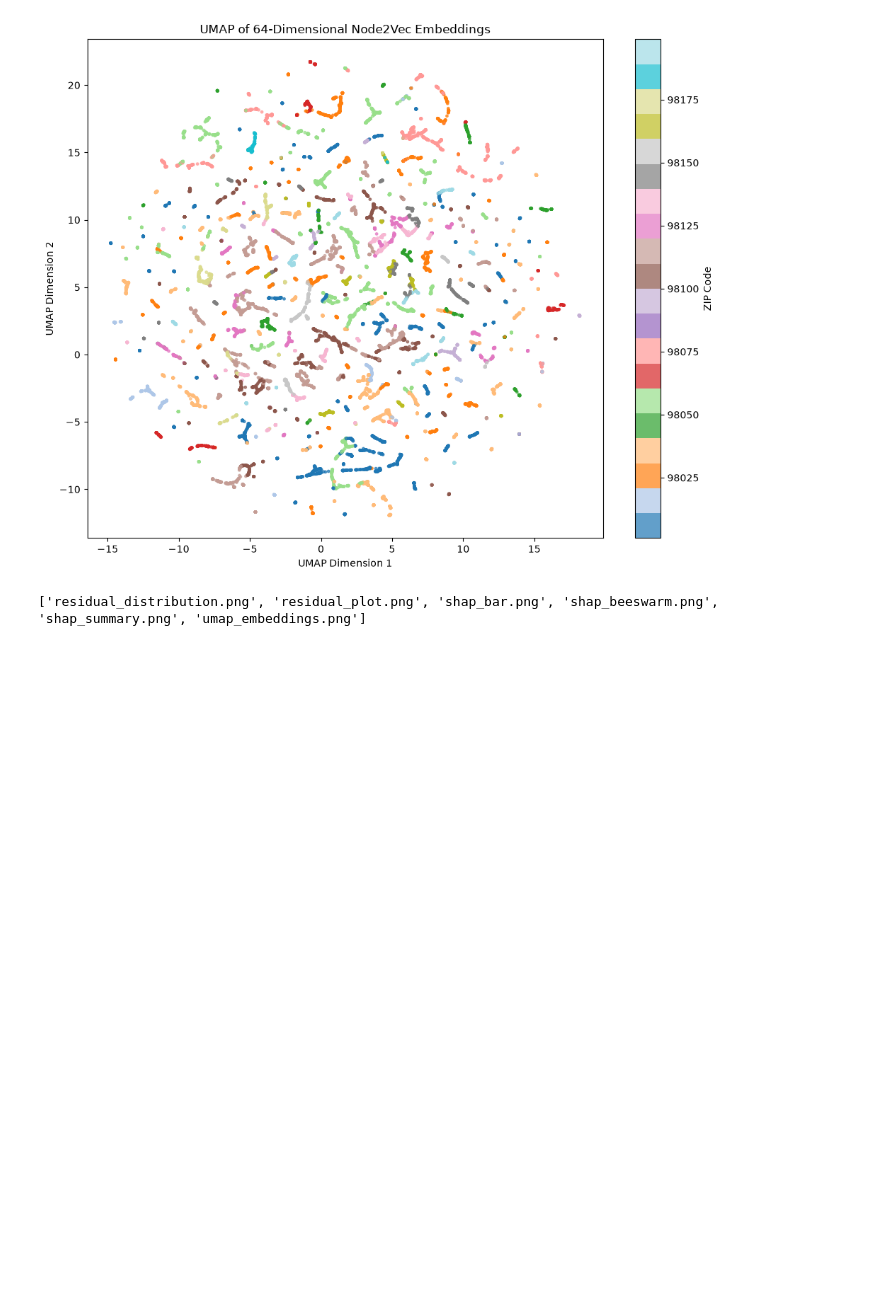
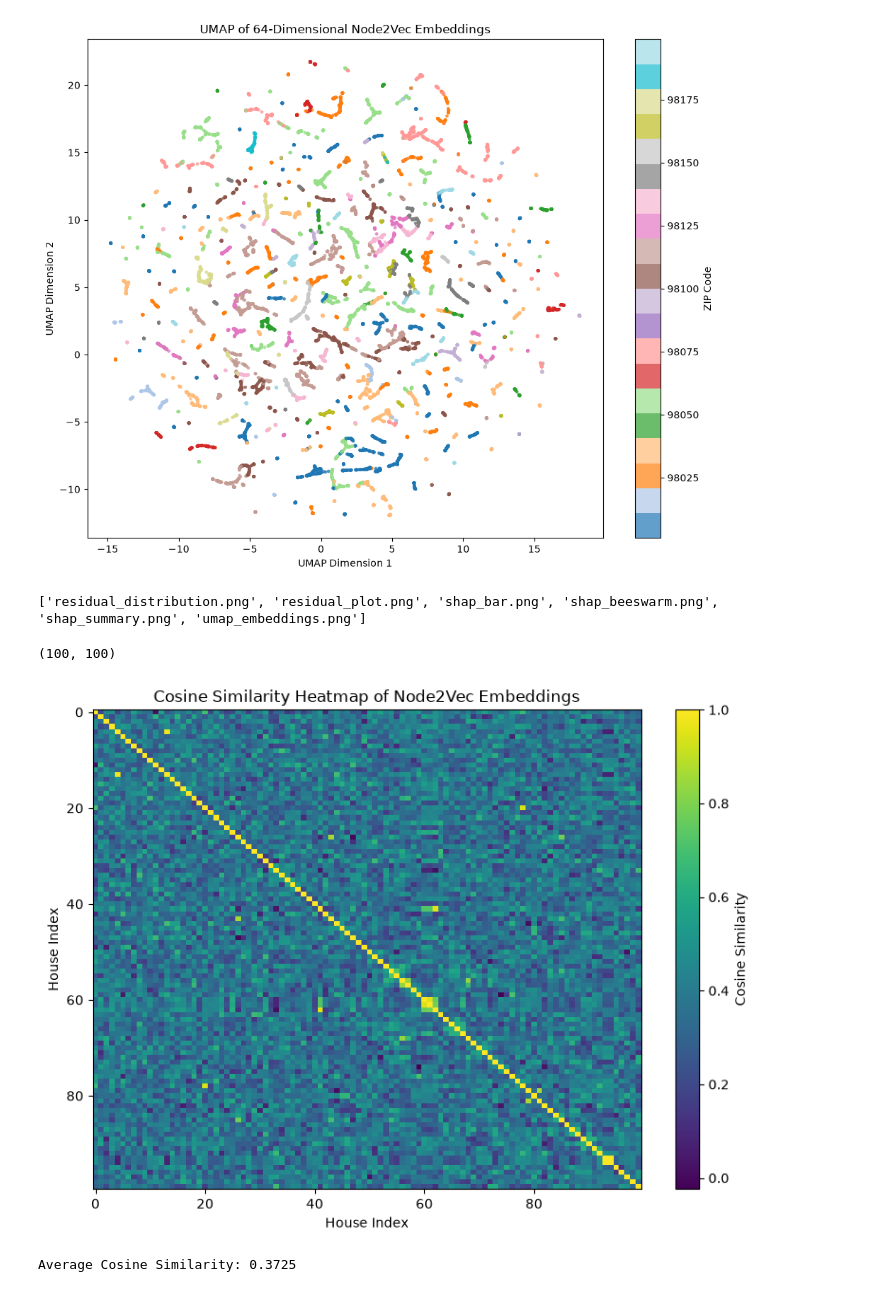
Before and after one commit to Hariharan0-h/GeoValNet, a Jupyter notebook: notebooks/05_spatial_embeddings.ipynb, the cells around one changed output. Cells and saved outputs as stored; diff of their text form; code cells hidden in the pictures; blank space fills up the shorter version.

Commit message:
analysis: cosine similarity heatmap for Node2Vec embeddings

```diff
--- a/notebooks/05_spatial_embeddings.ipynb
+++ b/notebooks/05_spatial_embeddings.ipynb
@@ -111,0 +115,35 @@ print(os.listdir("../reports/figures"))
+# %%
+sample_embeddings = embeddings[:100]
+# %%
+similarity_matrix = cosine_similarity(sample_embeddings)
+
+print(similarity_matrix.shape)
+# %% [output]
+(100, 100)
+# %%
+plt.figure(figsize=(8, 6))
+
+plt.imshow(similarity_matrix, cmap="viridis", aspect="auto")
+
+plt.colorbar(label="Cosine Similarity")
+
+plt.title("Cosine Similarity Heatmap of Node2Vec Embeddings")
+
+plt.xlabel("House Index")
+plt.ylabel("House Index")
+
+plt.tight_layout()
+
+plt.show()
+# %% [output]
+[figure, added]
+# %%
+import numpy as np
+
+mask = ~np.eye(similarity_matrix.shape[0], dtype=bool)
+
+average_similarity = similarity_matrix[mask].mean()
+
+print(f"Average Cosine Similarity: {average_similarity:.4f}")
+# %% [output]
+Average Cosine Similarity: 0.3725
```
Also changed, not shown: parts of 2 cells of this notebook, 1 other file.
